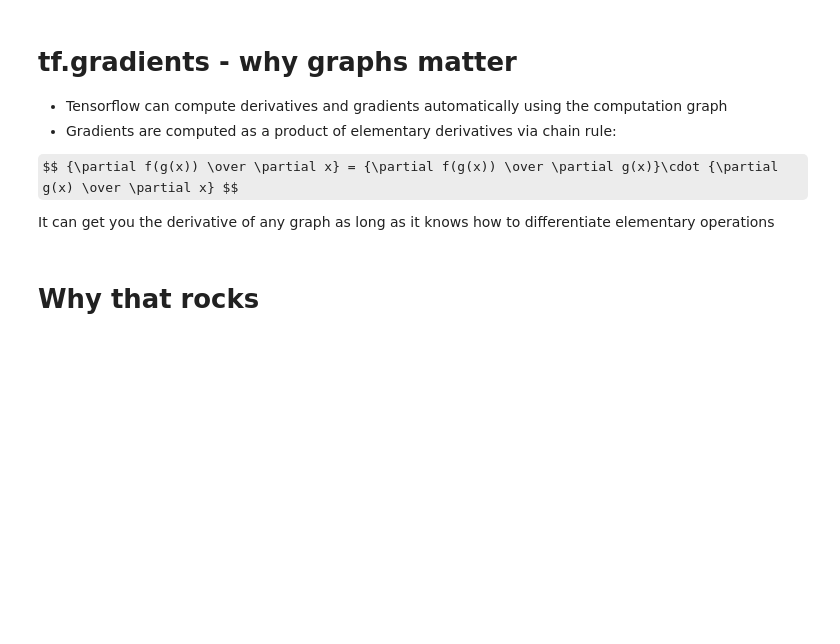
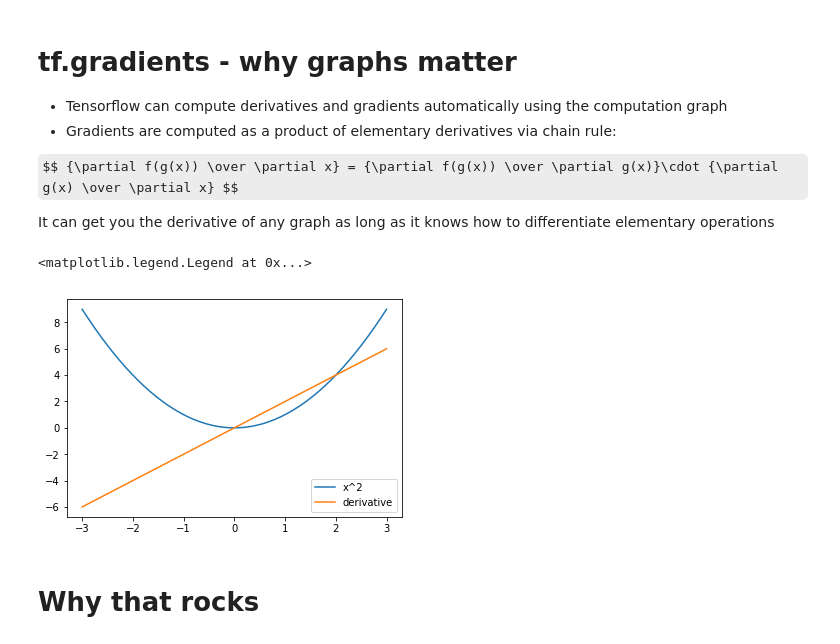
Before and after one commit to PKoshkin/DAS_NLP, a Jupyter notebook: homework/4/part_1/Seminar_tf_clean.ipynb, the cells around one changed output. Drawn from its saved outputs; the diff is of its cells as text; code cells hidden in the pictures; some formulas as TeX source; blank space fills up the shorter version.

```diff
--- a/homework/4/part_1/Seminar_tf_clean.ipynb
+++ b/homework/4/part_1/Seminar_tf_clean.ipynb
@@ -227,14 +252,19 @@ derivative = tf.gradients(scalar_squared, my_scalar)[0]
 # %%
 import matplotlib.pyplot as plt
 %matplotlib inline
 
-x = np.linspace(-3,3)
-x_squared, x_squared_der = s.run([scalar_squared, derivative],
-                                 {my_scalar:x})
+x = np.linspace(-3, 3)
+x_squared, x_squared_der = s.run(
+    [scalar_squared, derivative],
+    {my_scalar: x}
+)
 
 plt.plot(x, x_squared, label="x^2")
 plt.plot(x, x_squared_der, label="derivative")
 plt.legend()
+# %% [output]
+<matplotlib.legend.Legend at 0x...>
+[figure, added]
 # %% [markdown]
 # Why that rocks
 # %%
```
Also changed, not shown: parts of 31 cells of this notebook.
